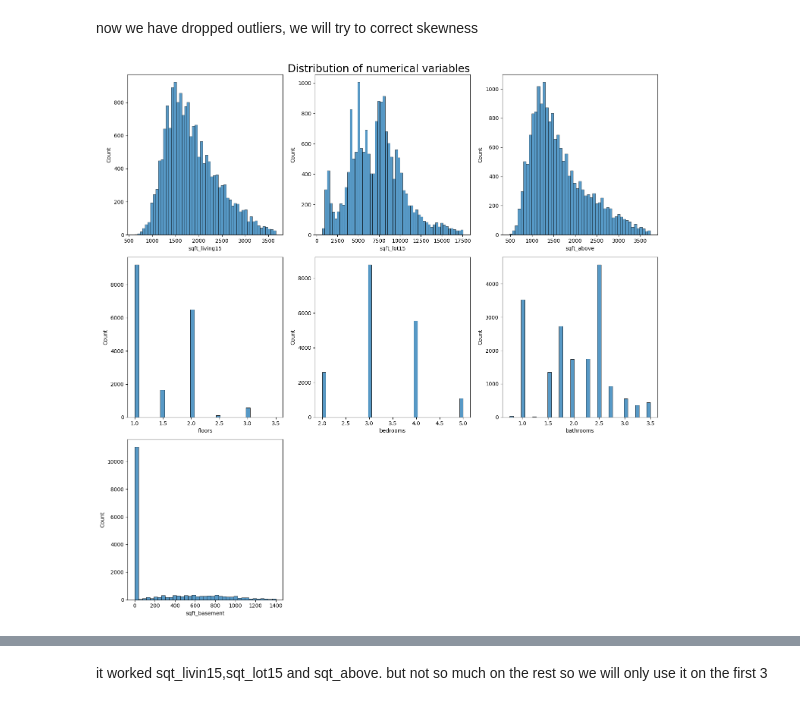
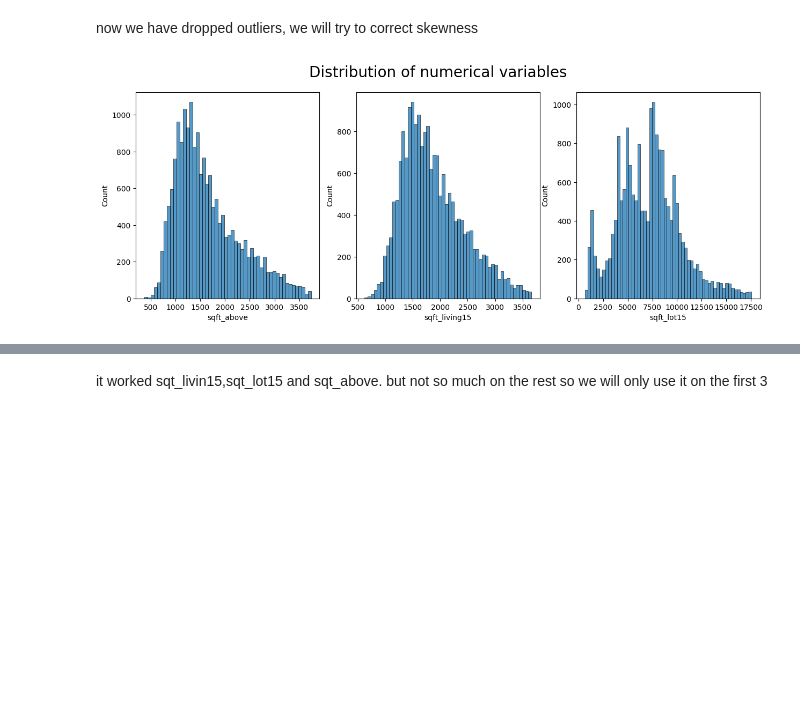
Before and after one commit to dubem12/final_project, a Jupyter notebook: notebooks/data transformation.ipynb, the cells around one changed output, grey strips where cells are left out. Saved outputs shown, nothing was run; the diff lists cells and outputs as text; code cells hidden in the pictures; blank space fills up the shorter version.

```diff
--- a/notebooks/data transformation.ipynb
+++ b/notebooks/data transformation.ipynb
@@ -20,27 +20,15 @@ num4= numericals_out.copy()
 now we have dropped outliers, we will try to correct skewness
 # %%
 # Specify the list of numerical columns you want to plot
-columns_to_plot = ["sqft_living15", "sqft_lot15", "sqft_above", "floors", "bedrooms", "bathrooms", "sqft_basement"]
 
-fig, axes = plt.subplots(3, 3, figsize=(15, 15))
+fig, axes = plt.subplots(1, 3, figsize=(15, 5))
 fig.suptitle('Distribution of numerical variables', fontsize=20)
-
-# Iterate through the columns and plot each one
-for i, column in enumerate(columns_to_plot):
-    row = i // 3
-    col = i % 3
-    sns.histplot(data=numericals_out, x=column, ax=axes[row, col])
-
-# clear the extra subplots
-for i in range(len(columns_to_plot), 3 * 3):
-    row = i // 3
-    col = i % 3
-    fig.delaxes(axes[row, col])
-
-plt.tight_layout()
+sns.histplot(ax=axes[0], data=num4, x='sqft_above')
+sns.histplot(ax=axes[1], data=num4, x='sqft_living15')
+sns.histplot(ax=axes[2], data=num4, x='sqft_lot15')
 plt.show()
 # %% [output]
-[figure, old version]
+[figure, new version]
 # %%
 numericals_out.describe().T
 # %% [output]
```
Also changed, not shown: parts of 28 cells of this notebook, 4 other files.
